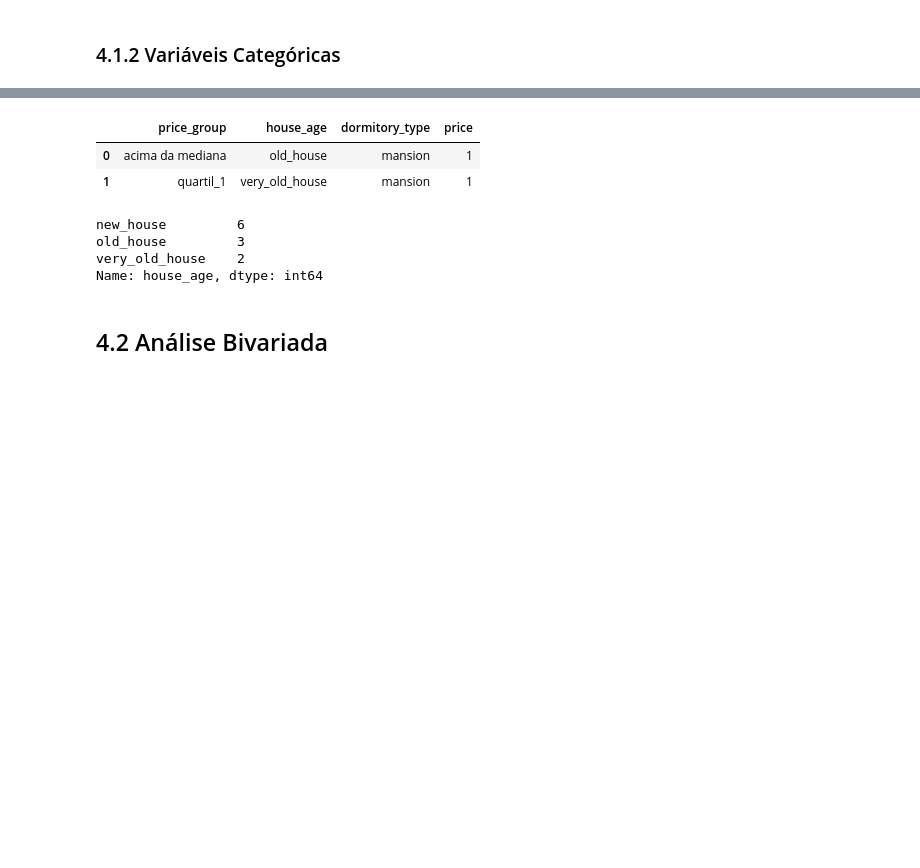
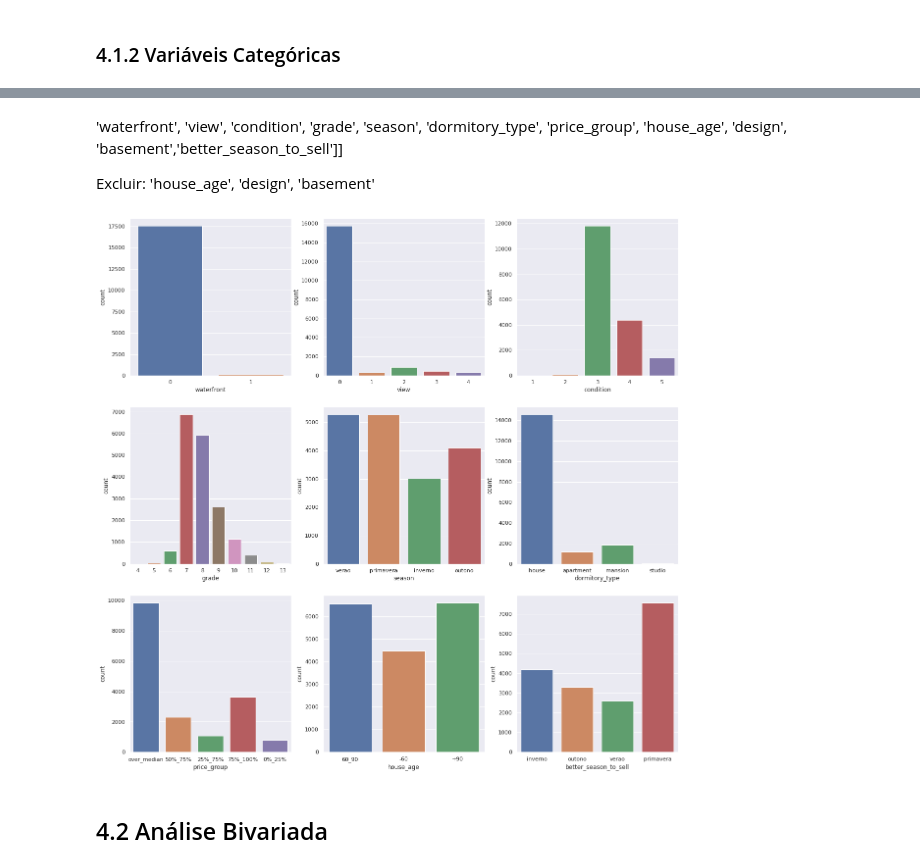
Before and after one commit to vitorhmf/house-rocket, a Jupyter notebook: notebooks/v01_sales_insight.ipynb, the cells around one changed output, grey strips where cells are left out. Drawn from its saved outputs; the diff is of its cells as text; code cells hidden in the pictures; blank space fills up the shorter version.

```diff
--- a/notebooks/v01_sales_insight.ipynb
+++ b/notebooks/v01_sales_insight.ipynb
@@ -404,12 +392,0 @@ cat_attributes.sample(5).T
-# %%
-# Melhor estação para venda
-
-sns.set(rc={'figure.figsize':(20,10)})
-plt.subplot(1, 2, 1)
-sns.countplot(cat_attributes['better_season_to_sell']);
-
-plt.subplot(1, 2, 2)
-sns.kdeplot(df4[df4['better_season_to_sell'] == 'inverno']['price_m2'], label ='inverno', shade=True);
-sns.kdeplot(df4[df4['better_season_to_sell'] == 'outono']['price_m2'], label ='outono', shade=True);
-sns.kdeplot(df4[df4['better_season_to_sell'] == 'verao']['price_m2'], label ='verao', shade=True);
-sns.kdeplot(df4[df4['better_season_to_sell'] == 'primavera']['price_m2'], label ='primavera', shade=True);
@@ -445,15 +393,48 @@ sns.countplot(cat_attributes['price_group']);
-# %%
-df4[df4['condition']>=4][['price_group', 'house_age', 'dormitory_type', 'price']].groupby(['price_group', 'house_age', 'dormitory_type']).count().reset_index()
-# %% [output]
-|  | price_group | house_age | dormitory_type | price |
-| 0 | acima da mediana | old_house | mansion | 1 |
-| 1 | quartil_1 | very_old_house | mansion | 1 |
-# %%
-df4['house_age'].value_counts()
-# %% [output]
-new_house         6
-old_house         3
-very_old_house    2
-Name: house_age, dtype: int64
+# %% [markdown]
+'waterfront', 'view', 'condition', 'grade', 'season', 'dormitory_type',
+'price_group', 'house_age', 'design', 'basement','better_season_to_sell']]
+
+Excluir:
+'house_age', 'design', 'basement'
+# %%
+sns.set(rc={'figure.figsize':(20,20)})
+
+# Water Front:
+plt.subplot(3, 3, 1)
+sns.countplot(cat_attributes['waterfront']);
+
+# View:
+plt.subplot(3, 3, 2)
+sns.countplot(cat_attributes['view']);
+
+# Condition:
+plt.subplot(3, 3, 3)
+sns.countplot(cat_attributes['condition']);
+
+# Grade:
+plt.subplot(3, 3, 4)
+sns.countplot(cat_attributes['grade']);
+
+# Season:
+plt.subplot(3, 3, 5)
+sns.countplot(cat_attributes['season']);
+
+# dormitory_type
+plt.subplot(3, 3, 6)
+sns.countplot(cat_attributes['dormitory_type']);
+
+# price_group
+plt.subplot(3, 3, 7)
+sns.countplot(cat_attributes['price_group']);
+
+# house_age
+plt.subplot(3, 3, 8)
+sns.countplot(cat_attributes['house_age']);
+
+# better_season_to_sell
+plt.subplot(3, 3, 9)
+sns.countplot(cat_attributes['better_season_to_sell']);
+# %% [output]
+[figure, added]
 # %% [markdown]
 ## 4.2 Análise Bivariada
```
Also changed, not shown: parts of 46 cells of this notebook, 3 other files.
